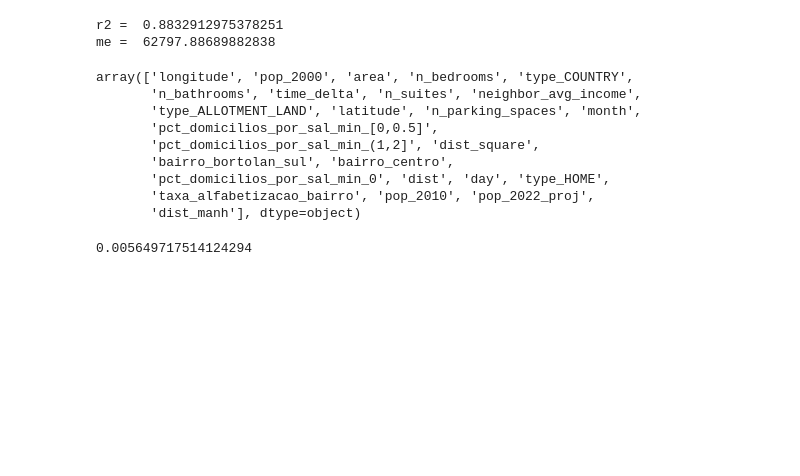
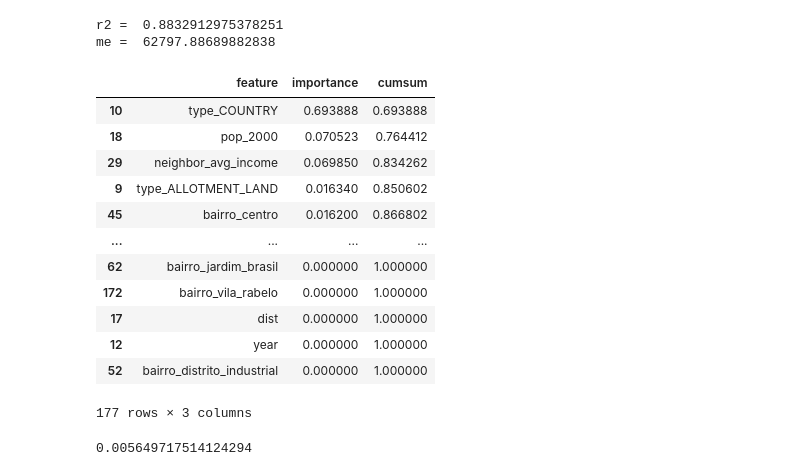
Before and after one commit to emdemor/model-pc-house-prices, a Jupyter notebook: main.ipynb, the cells around one changed output. Cells and saved outputs as stored; diff of their text form; code cells hidden in the pictures; blank space fills up the shorter version.

```diff
--- a/main.ipynb
+++ b/main.ipynb
@@ -93,21 +76,27 @@ me =  62797.88689882838
 # %%
 temp = pd.DataFrame({'feature':neighbors.columns,'importance':model.feature_importances_}).sort_values('importance',ascending=False)
 
 temp['cumsum'] = temp['importance'].cumsum()
 
 var = temp.values
 
 var[:26,0]
+
+temp
 # %% [output]
+|  | feature | importance | cumsum |
+| 10 | type_COUNTRY | 0.693888 | 0.693888 |
+| 18 | pop_2000 | 0.070523 | 0.764412 |
+| 29 | neighbor_avg_income | 0.069850 | 0.834262 |
+| 9 | type_ALLOTMENT_LAND | 0.016340 | 0.850602 |
+| 45 | bairro_centro | 0.016200 | 0.866802 |
+| ... | ... | ... | ... |
+| 62 | bairro_jardim_brasil | 0.000000 | 1.000000 |
+| 172 | bairro_vila_rabelo | 0.000000 | 1.000000 |
+| 17 | dist | 0.000000 | 1.000000 |
+| 12 | year | 0.000000 | 1.000000 |
+| 52 | bairro_distrito_industrial | 0.000000 | 1.000000 |
-array(['longitude', 'pop_2000', 'area', 'n_bedrooms', 'type_COUNTRY',
-       'n_bathrooms', 'time_delta', 'n_suites', 'neighbor_avg_income',
-       'type_ALLOTMENT_LAND', 'latitude', 'n_parking_spaces', 'month',
-       'pct_domicilios_por_sal_min_[0,0.5]',
-       'pct_domicilios_por_sal_min_(1,2]', 'dist_square',
-       'bairro_bortolan_sul', 'bairro_centro',
-       'pct_domicilios_por_sal_min_0', 'dist', 'day', 'type_HOME',
-       'taxa_alfabetizacao_bairro', 'pop_2010', 'pop_2022_proj',
-       'dist_manh'], dtype=object)
+177 rows × 3 columns
 # %%
 1/177
 # %% [output]
```
Also changed, not shown: parts of 2 cells of this notebook, 5 other files.
